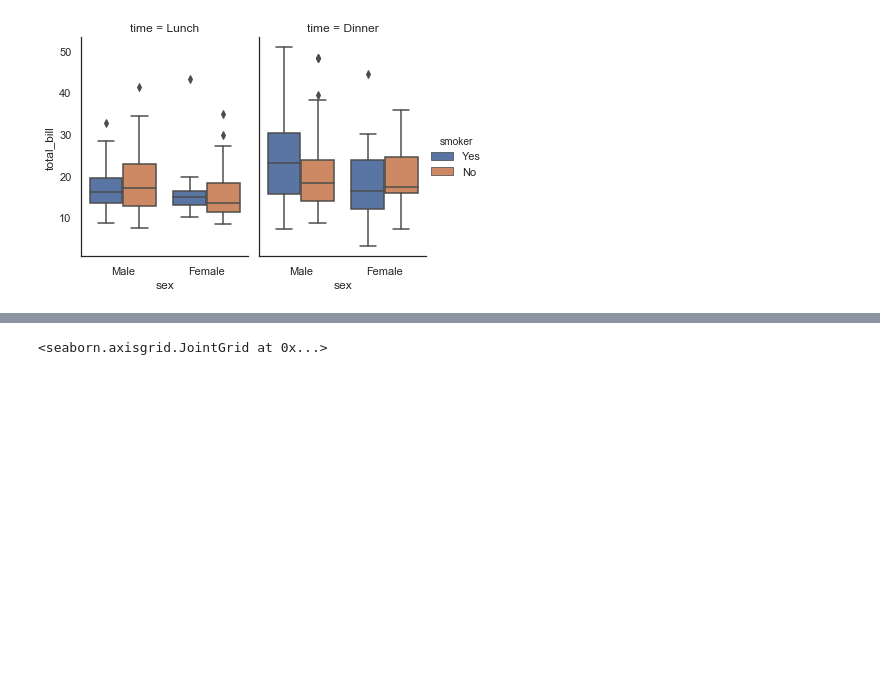
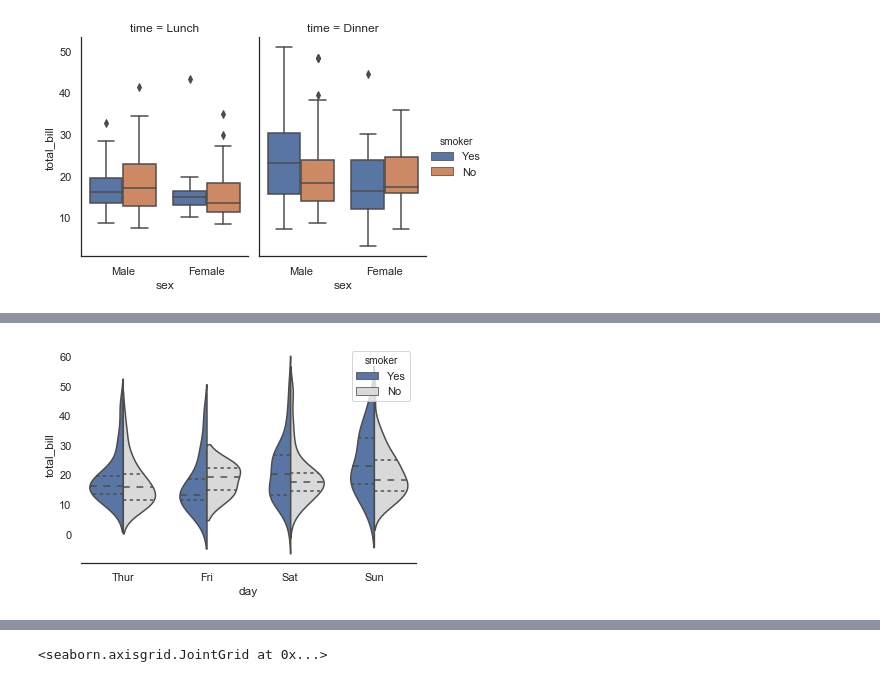
Before and after one commit to starnlm/Python-Practice, a Jupyter notebook: Visualization.ipynb, the cells around one changed output, grey strips where cells are left out. Saved outputs shown, nothing was run; the diff lists cells and outputs as text; code cells hidden in the pictures; blank space fills up the shorter version.

```diff
--- a/Visualization.ipynb
+++ b/Visualization.ipynb
@@ -107,0 +125,7 @@ sns.catplot(x='sex', y ='total_bill',
+# %%
+sns.violinplot(x = 'day', y = 'total_bill', hue = 'smoker', data = tips,
+              split = True, inner = "quart", linewidth=1.5,
+               palette={"Yes": "b", "No": ".85"})
+sns.despine(left =True)
+# %% [output]
+[figure, added]
```
Also changed, not shown: parts of 12 cells of this notebook, 1 other file.
